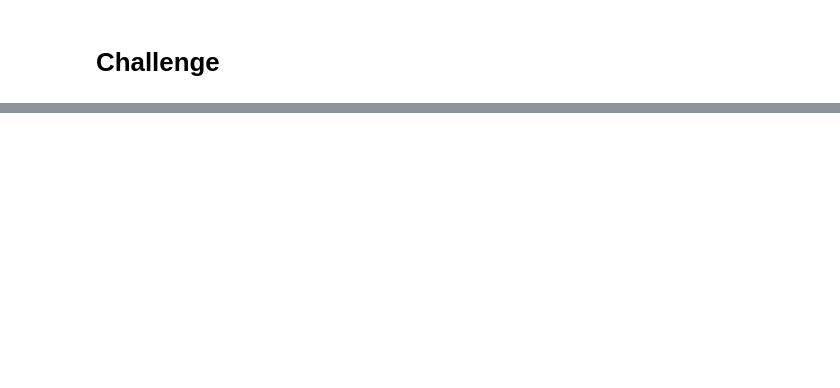
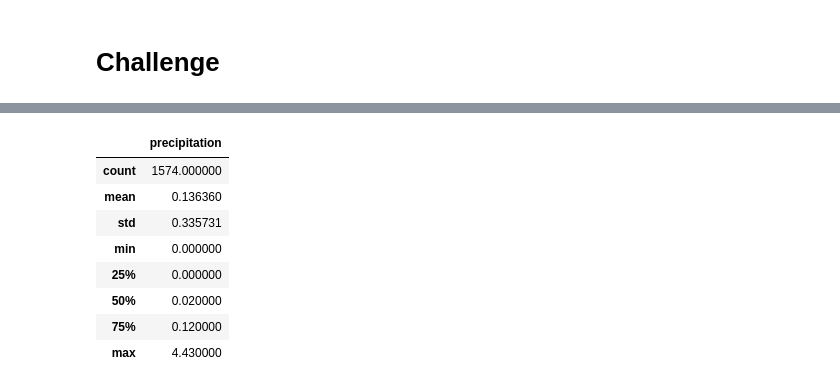
Before and after one commit to hemsmalli5/surfs_up., a Jupyter notebook: climate_analysis.ipynb, the cells around one changed output, grey strips where cells are left out. Cells and saved outputs as stored; diff of their text form; code cells hidden in the pictures; blank space fills up the shorter version.

```diff
--- a/climate_analysis.ipynb
+++ b/climate_analysis.ipynb
@@ -184,0 +236,16 @@ We’re going to create five routes for our investors: Welcome, Precipitation, S
+# %%
+# Identify key statistical data in June across all of the stations and years using the describe() function
+
+today = dt.datetime.now()
+
+june_results = session.query(Measurement.date, Measurement.prcp).filter(Measurement.date <= today).filter(extract('month', Measurement.date)==6).all()
+
+# Save the query results as a Pandas DataFrame and set the index to the date column
+june_df = pd.DataFrame(june_results, columns=["date", "precipitation"])
+
+# Sort the dataframe by date
+june_df.set_index(june_df['date'], inplace=True)
+
+# Sort the dates to chronological order
+june_df = june_df.sort_index()
+print(june_df.to_string(index=False))
@@ -184,0 +270,13 @@ We’re going to create five routes for our investors: Welcome, Precipitation, S
+# %%
+# Describe the June month statistical weather data
+june_df.describe()
+# %% [output]
+|  | precipitation |
+| count | 1574.000000 |
+| mean | 0.136360 |
+| std | 0.335731 |
+| min | 0.000000 |
+| 25% | 0.000000 |
+| 50% | 0.020000 |
+| 75% | 0.120000 |
+| max | 4.430000 |
```
Also changed, not shown: parts of 11 cells of this notebook.
